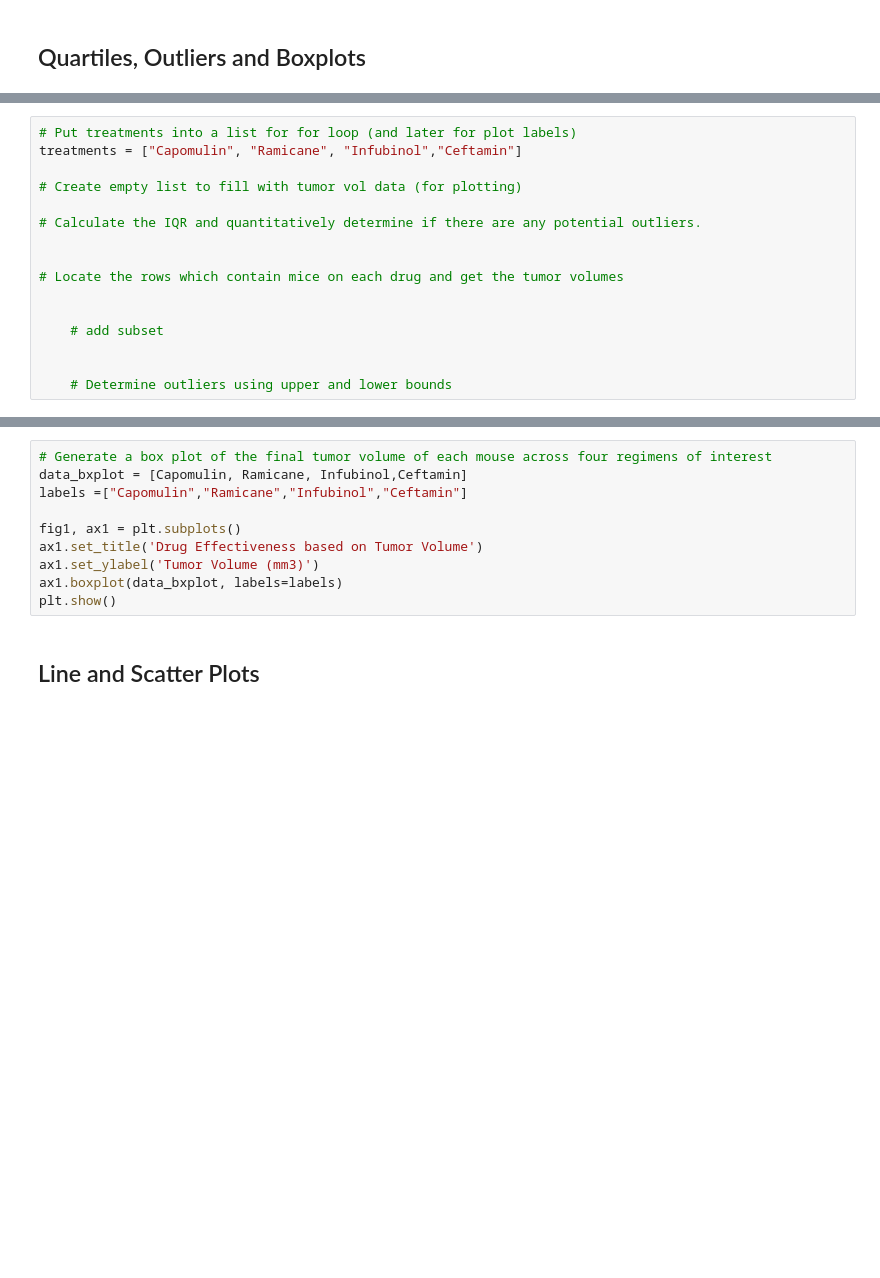
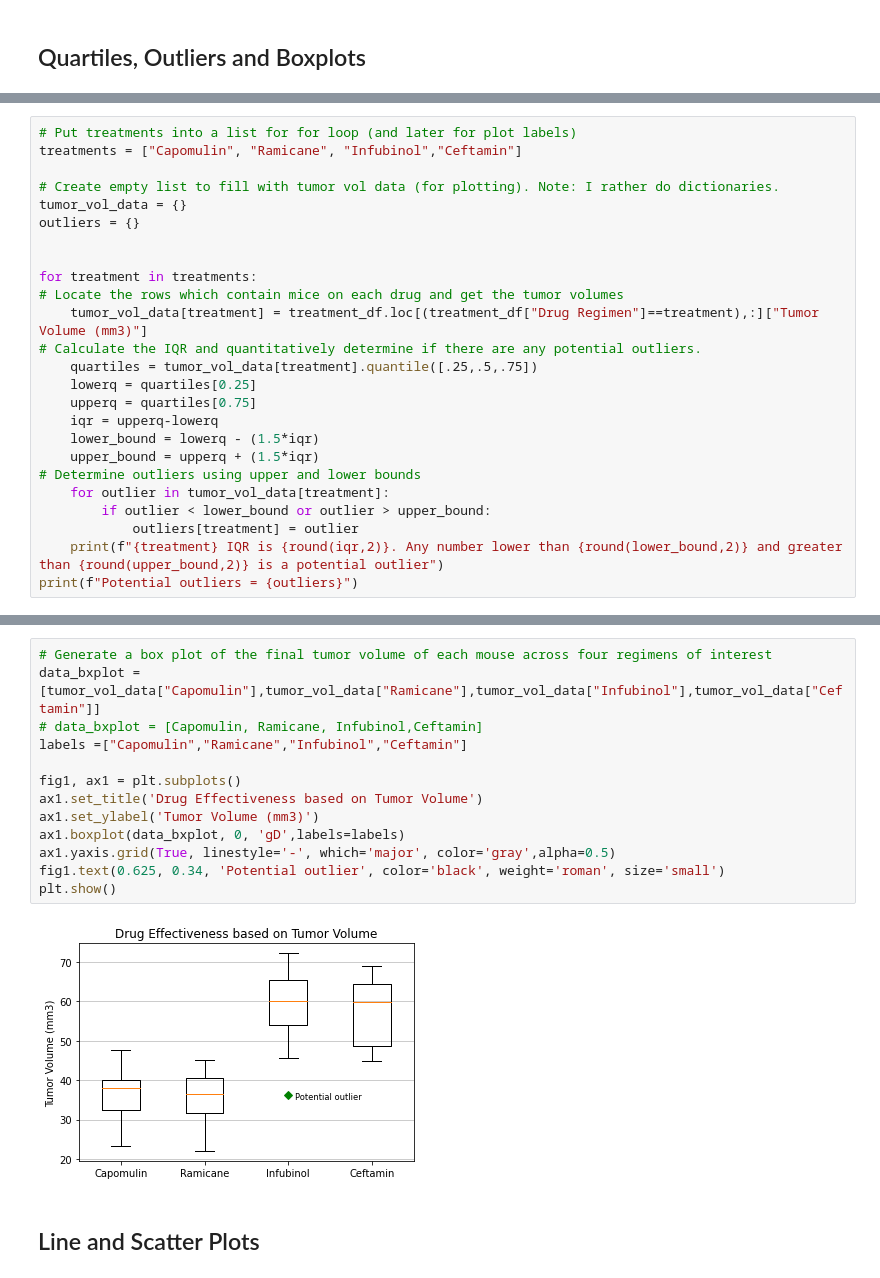
Before and after one commit to agomeso/Matplotlib-Challenge, a Jupyter notebook: Pymaceuticals/pymaceuticals_starter.ipynb, the cells around one changed output, grey strips where cells are left out. Cells and saved outputs as stored; diff of their text form; blank space fills up the shorter version.

```diff
--- a/Pymaceuticals/pymaceuticals_starter.ipynb
+++ b/Pymaceuticals/pymaceuticals_starter.ipynb
@@ -216,15 +229,24 @@ treatment_df
 # Put treatments into a list for for loop (and later for plot labels)
 treatments = ["Capomulin", "Ramicane", "Infubinol","Ceftamin"]
 
-# Create empty list to fill with tumor vol data (for plotting)
-
-# Calculate the IQR and quantitatively determine if there are any potential outliers.
+# Create empty list to fill with tumor vol data (for plotting). Note: I rather do dictionaries.
+tumor_vol_data = {}
+outliers = {}
 
 
+for treatment in treatments:
 # Locate the rows which contain mice on each drug and get the tumor volumes
-
-
-    # add subset
-
-
-    # Determine outliers using upper and lower bounds
+    tumor_vol_data[treatment] = treatment_df.loc[(treatment_df["Drug Regimen"]==treatment),:]["Tumor Volume (mm3)"]
+# Calculate the IQR and quantitatively determine if there are any potential outliers.
+    quartiles = tumor_vol_data[treatment].quantile([.25,.5,.75])
+    lowerq = quartiles[0.25]
+    upperq = quartiles[0.75]
+    iqr = upperq-lowerq
+    lower_bound = lowerq - (1.5*iqr)
+    upper_bound = upperq + (1.5*iqr)
+# Determine outliers using upper and lower bounds
+    for outlier in tumor_vol_data[treatment]:
+        if outlier < lower_bound or outlier > upper_bound:
+            outliers[treatment] = outlier
+    print(f"{treatment} IQR is {round(iqr,2)}. Any number lower than {round(lower_bound,2)} and greater than {round(upper_bound,2)} is a potential outlier")
+print(f"Potential outliers = {outliers}")
@@ -288,13 +259,18 @@ print(f"Ceftamin IQR is {round(Ce_iqr,2)}. Any number lower than {round(Ce_lower
 # %%
 # Generate a box plot of the final tumor volume of each mouse across four regimens of interest
-data_bxplot = [Capomulin, Ramicane, Infubinol,Ceftamin]
+data_bxplot = [tumor_vol_data["Capomulin"],tumor_vol_data["Ramicane"],tumor_vol_data["Infubinol"],tumor_vol_data["Ceftamin"]]
+# data_bxplot = [Capomulin, Ramicane, Infubinol,Ceftamin]
 labels =["Capomulin","Ramicane","Infubinol","Ceftamin"]
 
 fig1, ax1 = plt.subplots()
 ax1.set_title('Drug Effectiveness based on Tumor Volume')
 ax1.set_ylabel('Tumor Volume (mm3)')
-ax1.boxplot(data_bxplot, labels=labels)
+ax1.boxplot(data_bxplot, 0, 'gD',labels=labels)
+ax1.yaxis.grid(True, linestyle='-', which='major', color='gray',alpha=0.5)
+fig1.text(0.625, 0.34, 'Potential outlier', color='black', weight='roman', size='small')
 plt.show()
+# %% [output]
+[figure, added]
 # %% [markdown]
 ## Line and Scatter Plots
 # %%
```
Also changed, not shown: parts of 7 cells of this notebook.
